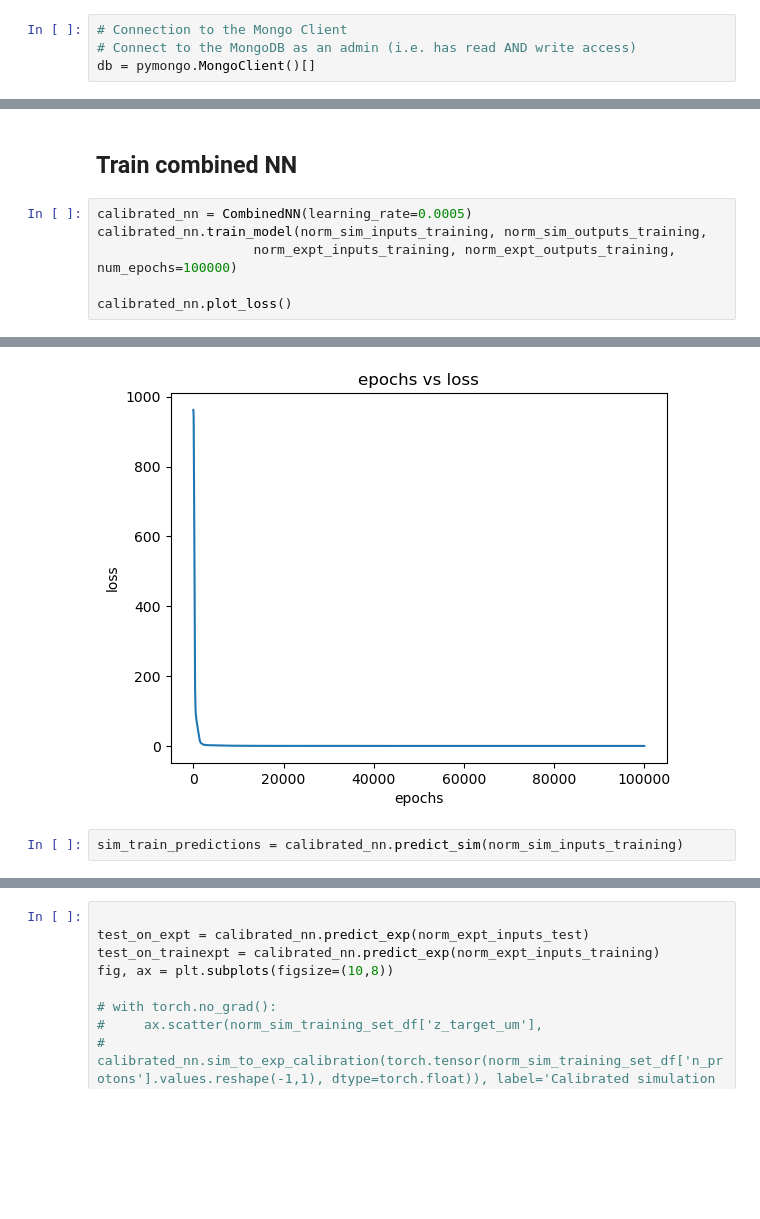
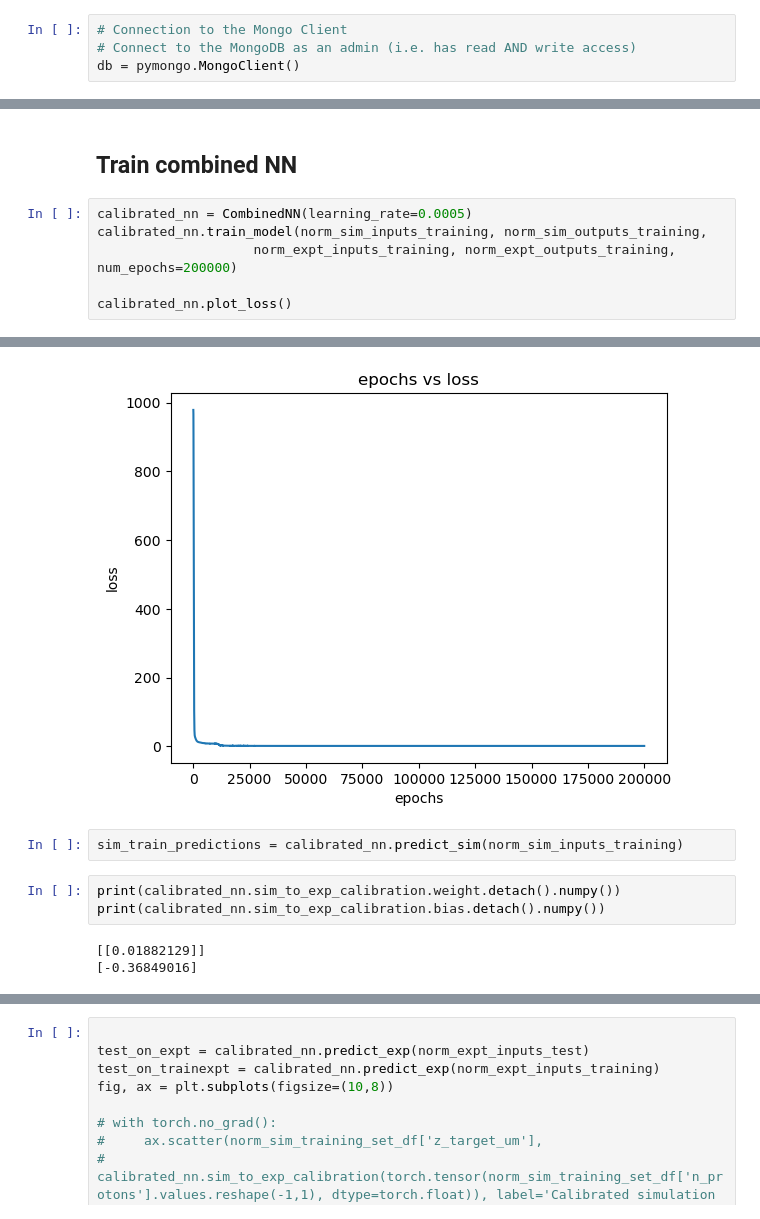
Before and after one commit to BLAST-AI-ML/synapse, a Jupyter notebook: ml/NN_training/mongo_NN.ipynb, the cells around one changed output, grey strips where cells are left out. Saved outputs shown, nothing was run; the diff lists cells and outputs as text; blank space fills up the shorter version.

Commit message:
fixing output calibration to be weight and bias

```diff
--- a/ml/NN_training/mongo_NN.ipynb
+++ b/ml/NN_training/mongo_NN.ipynb
@@ -30,7 +30,7 @@ import pandas as pd
 # %%
 # Connection to the Mongo Client
 # Connect to the MongoDB as an admin (i.e. has read AND write access)
-db = pymongo.MongoClient()[]
+db = pymongo.MongoClient()
 # %%
 # print names of collections
 for collection_name in db.list_collection_names():
@@ -169,7 +169,7 @@ norm_sim_outputs_training = torch.tensor( norm_sim_training_set_df['n_protons'].
 # %%
 calibrated_nn = CombinedNN(learning_rate=0.0005)
 calibrated_nn.train_model(norm_sim_inputs_training, norm_sim_outputs_training,
-                    norm_expt_inputs_training, norm_expt_outputs_training, num_epochs=100000)
+                    norm_expt_inputs_training, norm_expt_outputs_training, num_epochs=200000)
 
 calibrated_nn.plot_loss()
 # %% [output]
@@ -186,6 +186,12 @@ Epoch [100000/100000], Loss:0.959520
-[figure, old version]
+[figure, new version]
 # %%
 sim_train_predictions = calibrated_nn.predict_sim(norm_sim_inputs_training)
+# %%
+print(calibrated_nn.sim_to_exp_calibration.weight.detach().numpy())
+print(calibrated_nn.sim_to_exp_calibration.bias.detach().numpy())
+# %% [output]
+[[0.01882129]]
+[-0.36849016]
 # %%
 fig, ax = plt.subplots()
 
```
Also changed, not shown: parts of 6 cells of this notebook.
